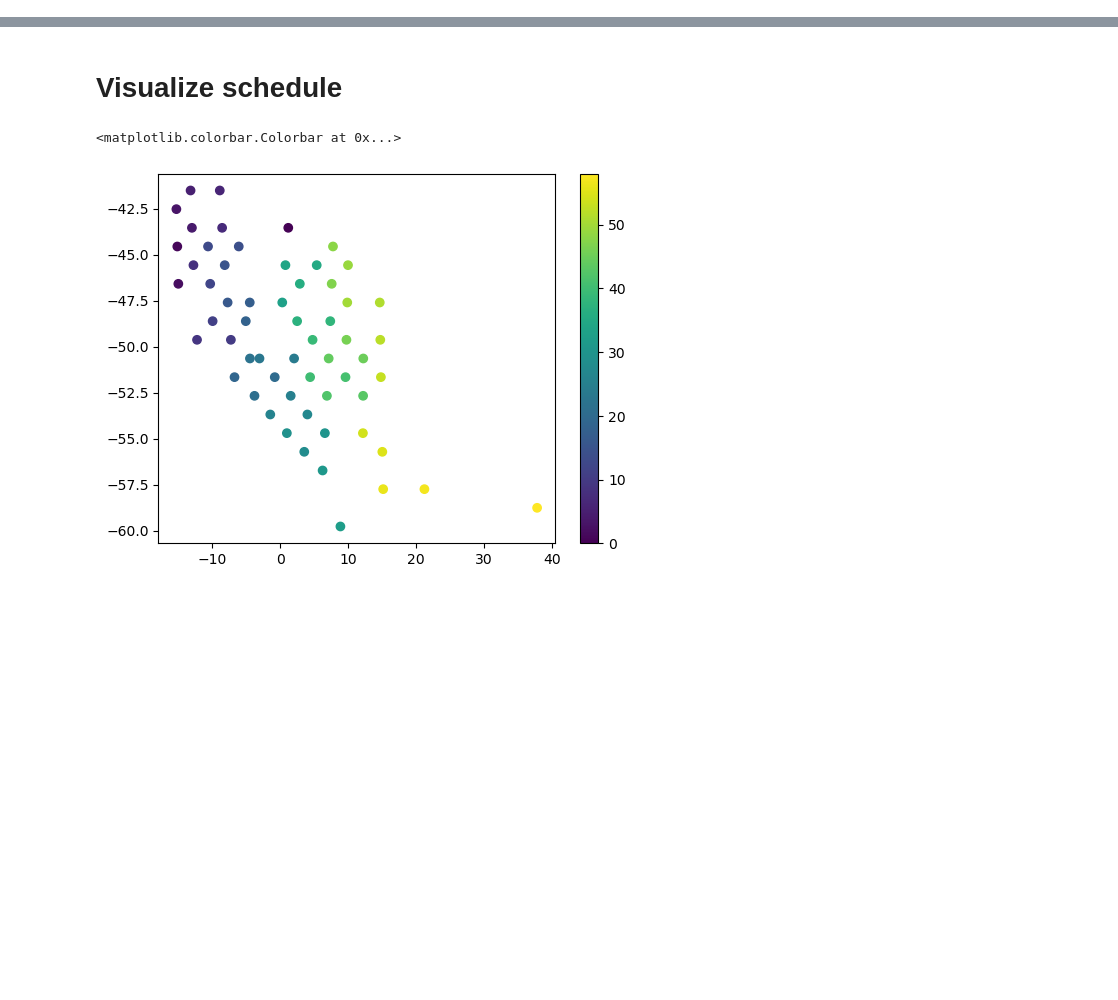
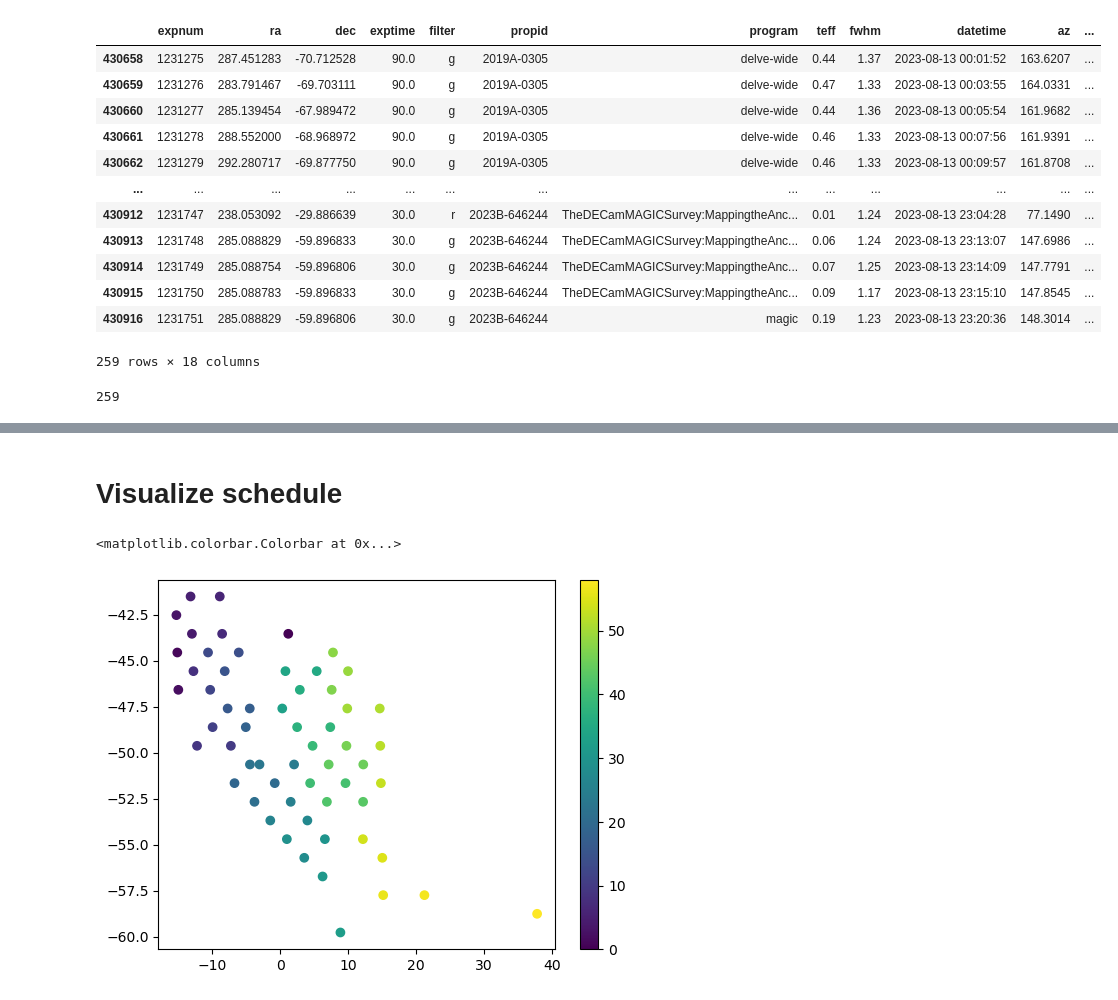
Before and after one commit to rachelhur/survey-ops, a Jupyter notebook: notebooks/v1.ipynb, the cells around one changed output, grey strips where cells are left out. Drawn from its saved outputs; the diff is of its cells as text; code cells hidden in the pictures; blank space fills up the shorter version.

```diff
--- a/notebooks/v1.ipynb
+++ b/notebooks/v1.ipynb
@@ -135,0 +93,25 @@ schedule_bad
+# %%
+# choose year, month, date
+YEAR, MONTH, DAY = 2023, 8, 13
+mask = np.array([True if (dt.year == YEAR) and (dt.month == MONTH) and (dt.day == DAY) else False for dt in _df['datetime']])
+df = _df[mask]
+# %%
+df
+# %% [output]
+|  | expnum | ra | dec | exptime | filter | propid | program | teff | fwhm | datetime | az | ... |
+| 430658 | 1231275 | 287.451283 | -70.712528 | 90.0 | g | 2019A-0305 | delve-wide | 0.44 | 1.37 | 2023-08-13 00:01:52 | 163.6207 | ... |
+| 430659 | 1231276 | 283.791467 | -69.703111 | 90.0 | g | 2019A-0305 | delve-wide | 0.47 | 1.33 | 2023-08-13 00:03:55 | 164.0331 | ... |
+| 430660 | 1231277 | 285.139454 | -67.989472 | 90.0 | g | 2019A-0305 | delve-wide | 0.44 | 1.36 | 2023-08-13 00:05:54 | 161.9682 | ... |
+| 430661 | 1231278 | 288.552000 | -68.968972 | 90.0 | g | 2019A-0305 | delve-wide | 0.46 | 1.33 | 2023-08-13 00:07:56 | 161.9391 | ... |
+| 430662 | 1231279 | 292.280717 | -69.877750 | 90.0 | g | 2019A-0305 | delve-wide | 0.46 | 1.33 | 2023-08-13 00:09:57 | 161.8708 | ... |
+| ... | ... | ... | ... | ... | ... | ... | ... | ... | ... | ... | ... | ... |
+| 430912 | 1231747 | 238.053092 | -29.886639 | 30.0 | r | 2023B-646244 | TheDECamMAGICSurvey:MappingtheAnc... | 0.01 | 1.24 | 2023-08-13 23:04:28 | 77.1490 | ... |
+| 430913 | 1231748 | 285.088829 | -59.896833 | 30.0 | g | 2023B-646244 | TheDECamMAGICSurvey:MappingtheAnc... | 0.06 | 1.24 | 2023-08-13 23:13:07 | 147.6986 | ... |
+| 430914 | 1231749 | 285.088754 | -59.896806 | 30.0 | g | 2023B-646244 | TheDECamMAGICSurvey:MappingtheAnc... | 0.07 | 1.25 | 2023-08-13 23:14:09 | 147.7791 | ... |
+| 430915 | 1231750 | 285.088783 | -59.896833 | 30.0 | g | 2023B-646244 | TheDECamMAGICSurvey:MappingtheAnc... | 0.09 | 1.17 | 2023-08-13 23:15:10 | 147.8545 | ... |
+| 430916 | 1231751 | 285.088829 | -59.896806 | 30.0 | g | 2023B-646244 | magic | 0.19 | 1.23 | 2023-08-13 23:20:36 | 148.3014 | ... |
+259 rows × 18 columns
+# %%
+len(df)
+# %% [output]
+259
```
Also changed, not shown: parts of 25 cells of this notebook, 2 other files.
